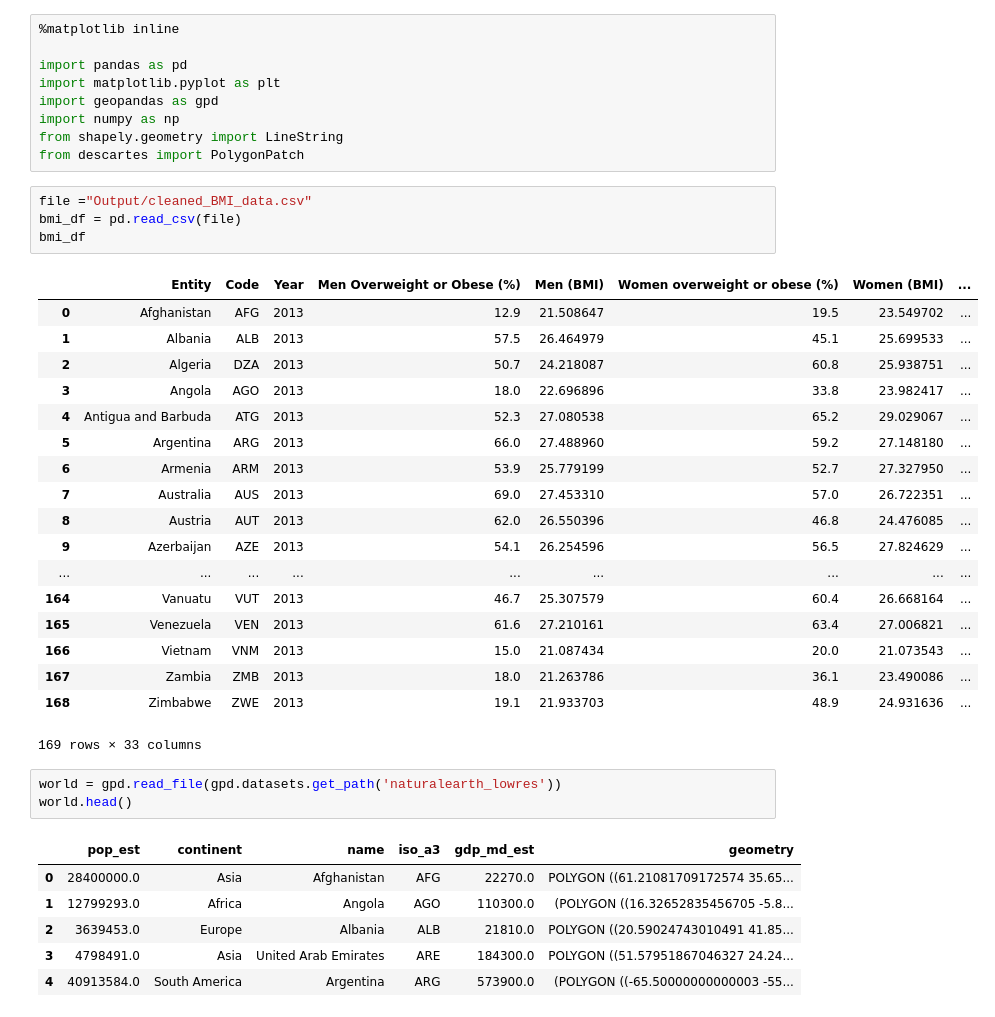
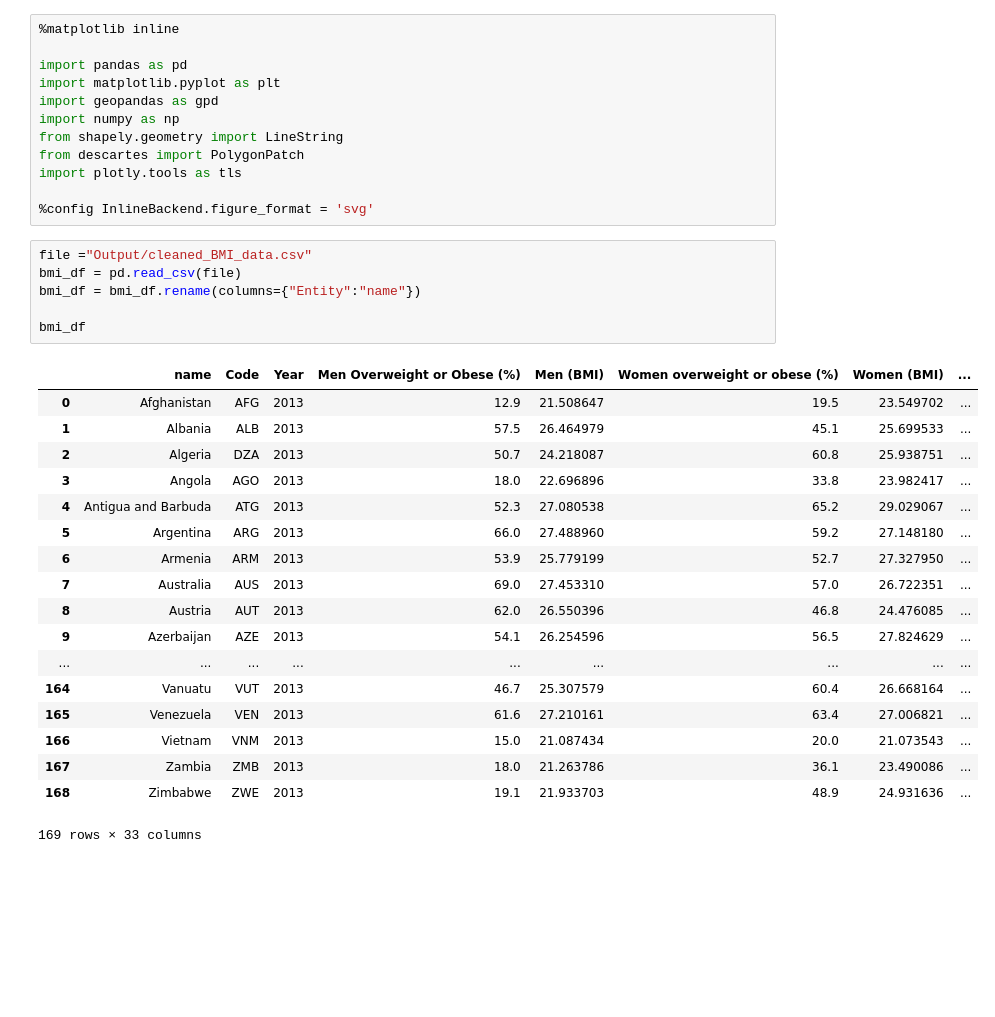
Before and after one commit to ipingme/Group_Project, a Jupyter notebook: Map visualization.ipynb, the cells around one changed output. Drawn from its saved outputs; the diff is of its cells as text; blank space fills up the shorter version.

```diff
--- a/Map visualization.ipynb
+++ b/Map visualization.ipynb
@@ -22,12 +31,17 @@ import geopandas as gpd
 import numpy as np
 from shapely.geometry import LineString
 from descartes import PolygonPatch
+import plotly.tools as tls
+
+%config InlineBackend.figure_format = 'svg'
 # %%
 file ="Output/cleaned_BMI_data.csv"
 bmi_df = pd.read_csv(file)
+bmi_df = bmi_df.rename(columns={"Entity":"name"})
+
 bmi_df
 # %% [output]
-|  | Entity | Code | Year | Men Overweight or Obese (%) | Men (BMI) | Women overweight or obese (%) | Women (BMI) | ... |
+|  | name | Code | Year | Men Overweight or Obese (%) | Men (BMI) | Women overweight or obese (%) | Women (BMI) | ... |
 | 0 | Afghanistan | AFG | 2013 | 12.9 | 21.508647 | 19.5 | 23.549702 | ... |
 | 1 | Albania | ALB | 2013 | 57.5 | 26.464979 | 45.1 | 25.699533 | ... |
 | 2 | Algeria | DZA | 2013 | 50.7 | 24.218087 | 60.8 | 25.938751 | ... |
@@ -45,13 +59,3 @@ bmi_df
 | 167 | Zambia | ZMB | 2013 | 18.0 | 21.263786 | 36.1 | 23.490086 | ... |
 | 168 | Zimbabwe | ZWE | 2013 | 19.1 | 21.933703 | 48.9 | 24.931636 | ... |
 169 rows × 33 columns
-# %%
-world = gpd.read_file(gpd.datasets.get_path('naturalearth_lowres'))
-world.head()
-# %% [output]
-|  | pop_est | continent | name | iso_a3 | gdp_md_est | geometry |
-| 0 | 28400000.0 | Asia | Afghanistan | AFG | 22270.0 | POLYGON ((61.21081709172574 35.65... |
-| 1 | 12799293.0 | Africa | Angola | AGO | 110300.0 | (POLYGON ((16.32652835456705 -5.8... |
-| 2 | 3639453.0 | Europe | Albania | ALB | 21810.0 | POLYGON ((20.59024743010491 41.85... |
-| 3 | 4798491.0 | Asia | United Arab Emirates | ARE | 184300.0 | POLYGON ((51.57951867046327 24.24... |
-| 4 | 40913584.0 | South America | Argentina | ARG | 573900.0 | (POLYGON ((-65.50000000000003 -55... |
```
Also changed, not shown: parts of 5 cells of this notebook, 8 other files.
